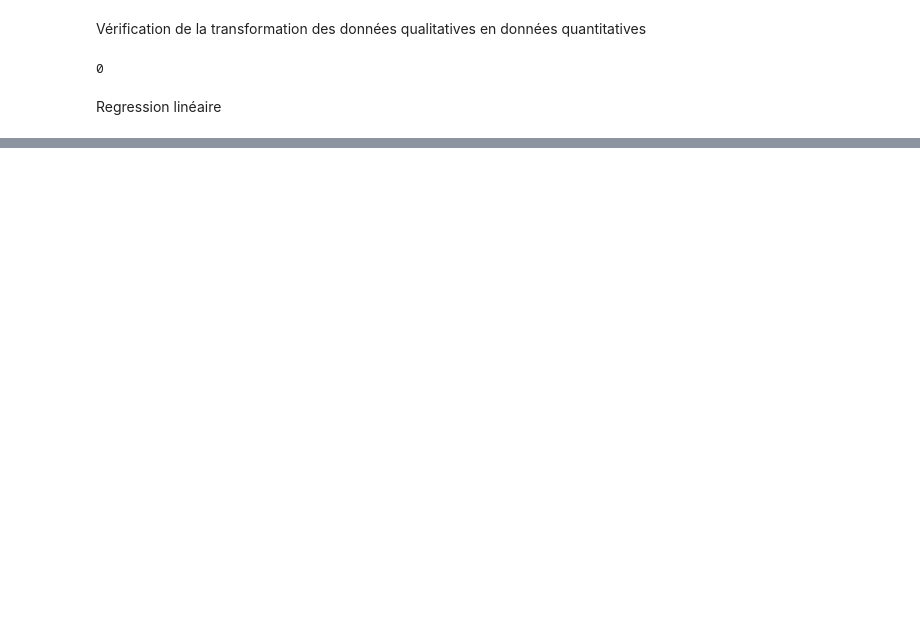
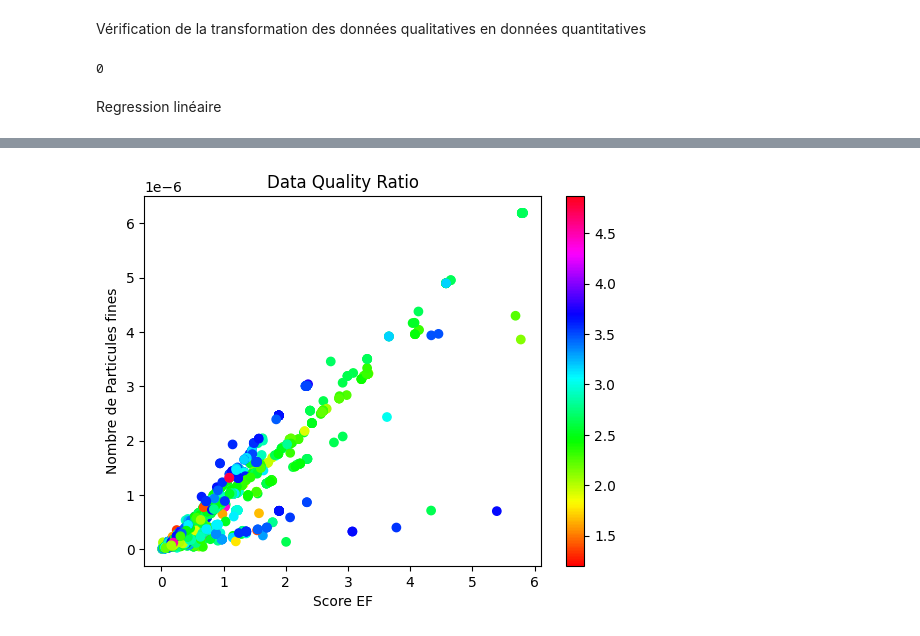
Before and after one commit to antoinebnm/PTS-Data, a Jupyter notebook: goodDatas.ipynb, the cells around one changed output, grey strips where cells are left out. Saved outputs shown, nothing was run; the diff lists cells and outputs as text; code cells hidden in the pictures; blank space fills up the shorter version.

```diff
--- a/goodDatas.ipynb
+++ b/goodDatas.ipynb
@@ -314,0 +160,9 @@ ValueError: at least one array or dtype is required
+# %%
+plt.scatter(x=dataCopy['Score unique EF'].values,y = dataCopy['Particules fines'].values,c = dataCopy["DQR"].values, cmap='hsv')
+plt.xlabel('Score EF')
+plt.ylabel('Nombre de Particules fines')
+plt.title('Data Quality Ratio')
+plt.colorbar()
+plt.show()
+# %% [output]
+[figure, added]
```
Also changed, not shown: parts of 23 cells of this notebook.
